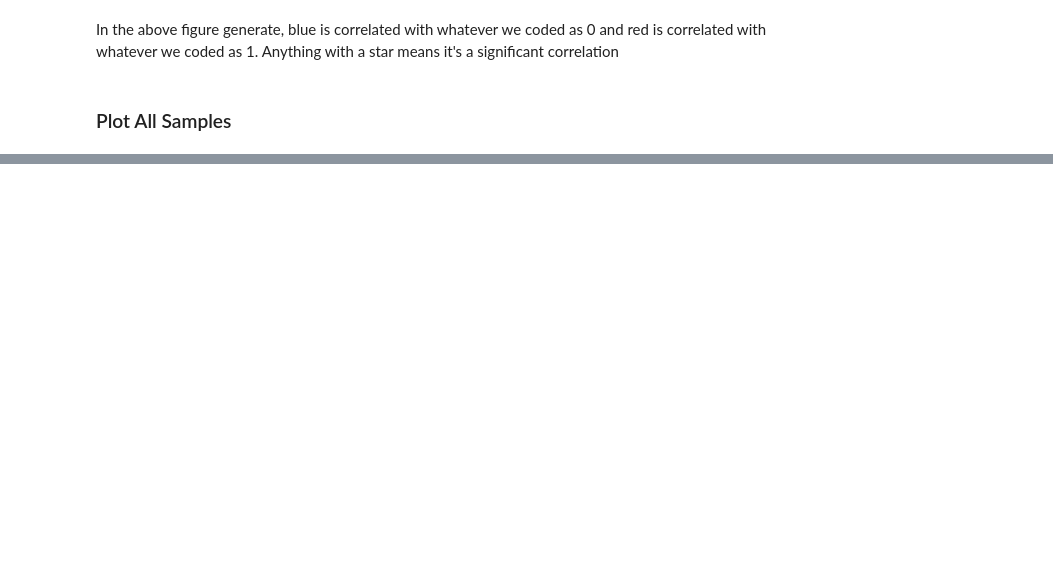
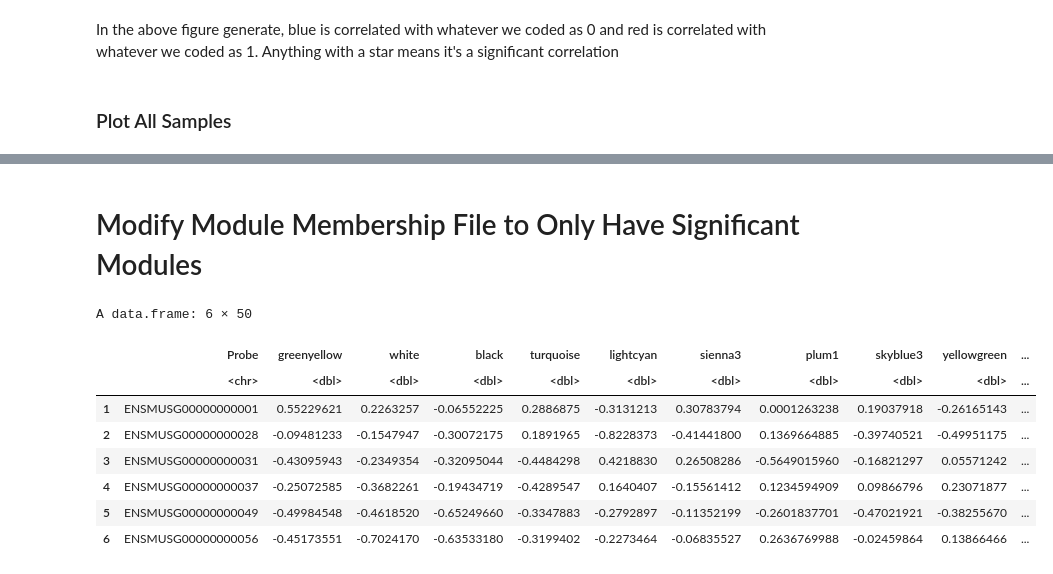
Before and after one commit to vhaghani26/Mouse_FAE_RNAseq_WGBS, a Jupyter notebook: rnaseq/06_WGCNA.ipynb, the cells around one changed output, grey strips where cells are left out. Drawn from its saved outputs; the diff is of its cells as text; code cells hidden in the pictures; blank space fills up the shorter version.

```diff
--- a/rnaseq/06_WGCNA.ipynb
+++ b/rnaseq/06_WGCNA.ipynb
@@ -672,3 +652,24 @@ mME %>% ggplot(., aes(x=treatment, y=name, fill=value)) +
 # %%
 # Save the plot as a PDF file
 ggsave("06_WGCNA/module_trait_relationships.pdf",width = 8, height = 10)
+# %% [markdown]
+# Modify Module Membership File to Only Have Significant Modules
+# %%
+# Read in data
+modules <- read.table("06_WGCNA/module_membership.txt", header = TRUE, sep = "\t")
+
+# Covnert to df
+modules <- as.data.frame(modules)
+
+# View
+head(modules)
+# %% [output]
+A data.frame: 6 × 50
+|  | Probe | greenyellow | white | black | turquoise | lightcyan | sienna3 | plum1 | skyblue3 | yellowgreen | ... |
+|  | <chr> | <dbl> | <dbl> | <dbl> | <dbl> | <dbl> | <dbl> | <dbl> | <dbl> | <dbl> | ... |
+| 1 | ENSMUSG00000000001 | 0.55229621 | 0.2263257 | -0.06552225 | 0.2886875 | -0.3131213 | 0.30783794 | 0.0001263238 | 0.19037918 | -0.26165143 | ... |
+| 2 | ENSMUSG00000000028 | -0.09481233 | -0.1547947 | -0.30072175 | 0.1891965 | -0.8228373 | -0.41441800 | 0.1369664885 | -0.39740521 | -0.49951175 | ... |
+| 3 | ENSMUSG00000000031 | -0.43095943 | -0.2349354 | -0.32095044 | -0.4484298 | 0.4218830 | 0.26508286 | -0.5649015960 | -0.16821297 | 0.05571242 | ... |
+| 4 | ENSMUSG00000000037 | -0.25072585 | -0.3682261 | -0.19434719 | -0.4289547 | 0.1640407 | -0.15561412 | 0.1234594909 | 0.09866796 | 0.23071877 | ... |
+| 5 | ENSMUSG00000000049 | -0.49984548 | -0.4618520 | -0.65249660 | -0.3347883 | -0.2792897 | -0.11352199 | -0.2601837701 | -0.47021921 | -0.38255670 | ... |
+| 6 | ENSMUSG00000000056 | -0.45173551 | -0.7024170 | -0.63533180 | -0.3199402 | -0.2273464 | -0.06835527 | 0.2636769988 | -0.02459864 | 0.13866466 | ... |
```
Also changed, not shown: parts of 23 cells of this notebook.
